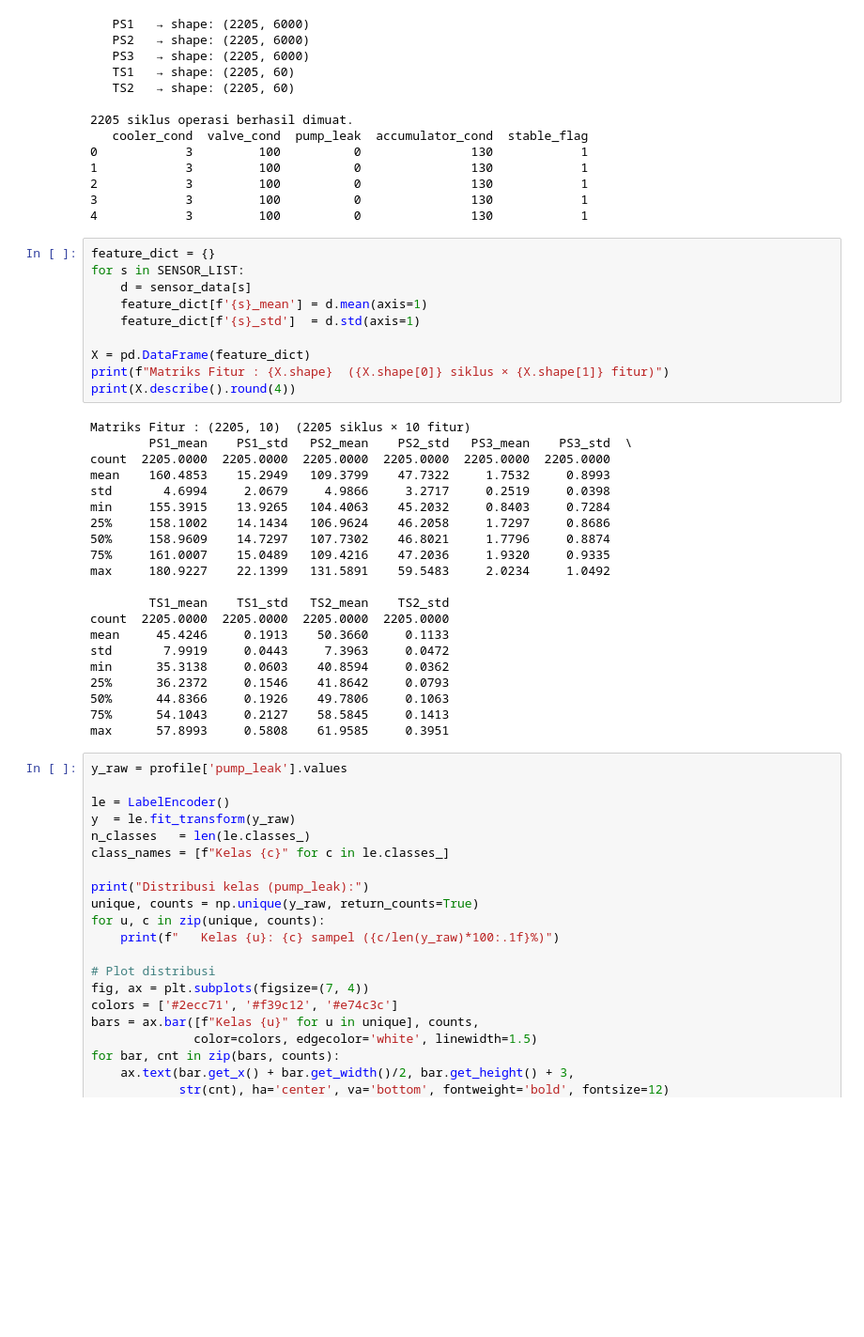
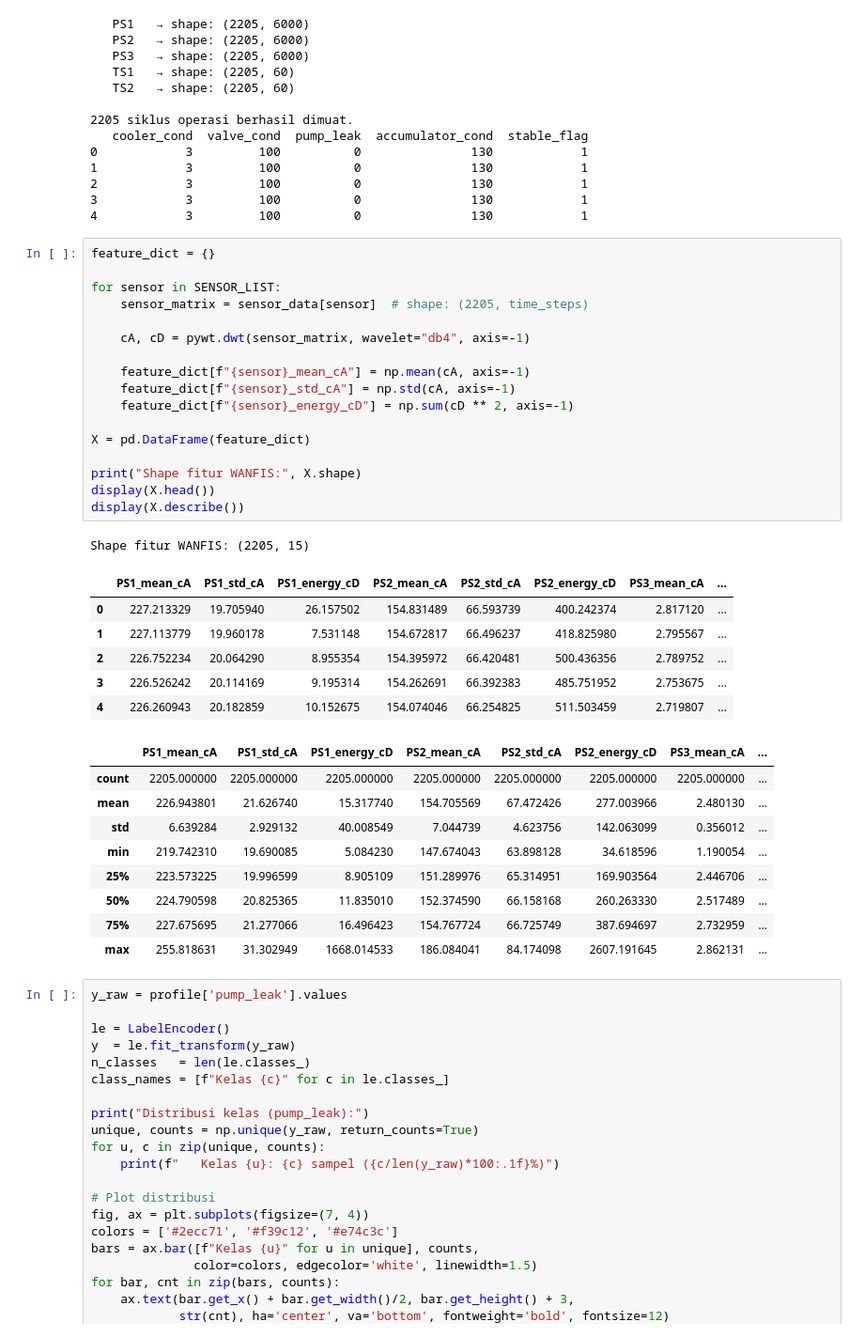
Before and after one commit to rhzain/soft-computing-uas, a Jupyter notebook: notebook.ipynb, the cells around one changed output. Shown at 94% size. Drawn from its saved outputs; the diff is of its cells as text; blank space fills up the shorter version.

Commit message:
feat: update notebook (add wavelet method and k-fold for hyperparameter tuning)

```diff
--- a/notebook.ipynb
+++ b/notebook.ipynb
@@ -60,37 +61,40 @@ print(profile.head())
 2            3         100          0               130            1
 3            3         100          0               130            1
 4            3         100          0               130            1
-# %%
-feature_dict = {}
-for s in SENSOR_LIST:
-    d = sensor_data[s]
-    feature_dict[f'{s}_mean'] = d.mean(axis=1)
-    feature_dict[f'{s}_std']  = d.std(axis=1)
-
-X = pd.DataFrame(feature_dict)
-print(f"Matriks Fitur : {X.shape}  ({X.shape[0]} siklus × {X.shape[1]} fitur)")
-print(X.describe().round(4))
-# %% [output]
-Matriks Fitur : (2205, 10)  (2205 siklus × 10 fitur)
-        PS1_mean    PS1_std   PS2_mean    PS2_std   PS3_mean    PS3_std  \
-count  2205.0000  2205.0000  2205.0000  2205.0000  2205.0000  2205.0000
-mean    160.4853    15.2949   109.3799    47.7322     1.7532     0.8993
-std       4.6994     2.0679     4.9866     3.2717     0.2519     0.0398
-min     155.3915    13.9265   104.4063    45.2032     0.8403     0.7284
-25%     158.1002    14.1434   106.9624    46.2058     1.7297     0.8686
-50%     158.9609    14.7297   107.7302    46.8021     1.7796     0.8874
-75%     161.0007    15.0489   109.4216    47.2036     1.9320     0.9335
-max     180.9227    22.1399   131.5891    59.5483     2.0234     1.0492
-
-        TS1_mean    TS1_std   TS2_mean    TS2_std
-count  2205.0000  2205.0000  2205.0000  2205.0000
-mean     45.4246     0.1913    50.3660     0.1133
-std       7.9919     0.0443     7.3963     0.0472
-min      35.3138     0.0603    40.8594     0.0362
-25%      36.2372     0.1546    41.8642     0.0793
-50%      44.8366     0.1926    49.7806     0.1063
-75%      54.1043     0.2127    58.5845     0.1413
-max      57.8993     0.5808    61.9585     0.3951
+# %%
+feature_dict = {}
+
+for sensor in SENSOR_LIST:
+    sensor_matrix = sensor_data[sensor]  # shape: (2205, time_steps)
+
+    cA, cD = pywt.dwt(sensor_matrix, wavelet="db4", axis=-1)
+
+    feature_dict[f"{sensor}_mean_cA"] = np.mean(cA, axis=-1)
+    feature_dict[f"{sensor}_std_cA"] = np.std(cA, axis=-1)
+    feature_dict[f"{sensor}_energy_cD"] = np.sum(cD ** 2, axis=-1)
+
+X = pd.DataFrame(feature_dict)
+
+print("Shape fitur WANFIS:", X.shape)
+display(X.head())
+display(X.describe())
+# %% [output]
+Shape fitur WANFIS: (2205, 15)
+|  | PS1_mean_cA | PS1_std_cA | PS1_energy_cD | PS2_mean_cA | PS2_std_cA | PS2_energy_cD | PS3_mean_cA | ... |
+| 0 | 227.213329 | 19.705940 | 26.157502 | 154.831489 | 66.593739 | 400.242374 | 2.817120 | ... |
+| 1 | 227.113779 | 19.960178 | 7.531148 | 154.672817 | 66.496237 | 418.825980 | 2.795567 | ... |
+| 2 | 226.752234 | 20.064290 | 8.955354 | 154.395972 | 66.420481 | 500.436356 | 2.789752 | ... |
+| 3 | 226.526242 | 20.114169 | 9.195314 | 154.262691 | 66.392383 | 485.751952 | 2.753675 | ... |
+| 4 | 226.260943 | 20.182859 | 10.152675 | 154.074046 | 66.254825 | 511.503459 | 2.719807 | ... |
+|  | PS1_mean_cA | PS1_std_cA | PS1_energy_cD | PS2_mean_cA | PS2_std_cA | PS2_energy_cD | PS3_mean_cA | ... |
+| count | 2205.000000 | 2205.000000 | 2205.000000 | 2205.000000 | 2205.000000 | 2205.000000 | 2205.000000 | ... |
+| mean | 226.943801 | 21.626740 | 15.317740 | 154.705569 | 67.472426 | 277.003966 | 2.480130 | ... |
+| std | 6.639284 | 2.929132 | 40.008549 | 7.044739 | 4.623756 | 142.063099 | 0.356012 | ... |
+| min | 219.742310 | 19.690085 | 5.084230 | 147.674043 | 63.898128 | 34.618596 | 1.190054 | ... |
+| 25% | 223.573225 | 19.996599 | 8.905109 | 151.289976 | 65.314951 | 169.903564 | 2.446706 | ... |
+| 50% | 224.790598 | 20.825365 | 11.835010 | 152.374590 | 66.158168 | 260.263330 | 2.517489 | ... |
+| 75% | 227.675695 | 21.277066 | 16.496423 | 154.767724 | 66.725749 | 387.694697 | 2.732959 | ... |
+| max | 255.818631 | 31.302949 | 1668.014533 | 186.084041 | 84.174098 | 2607.191645 | 2.862131 | ... |
 # %%
 y_raw = profile['pump_leak'].values
 
```
Also changed, not shown: parts of 12 cells of this notebook, 6 other files.
